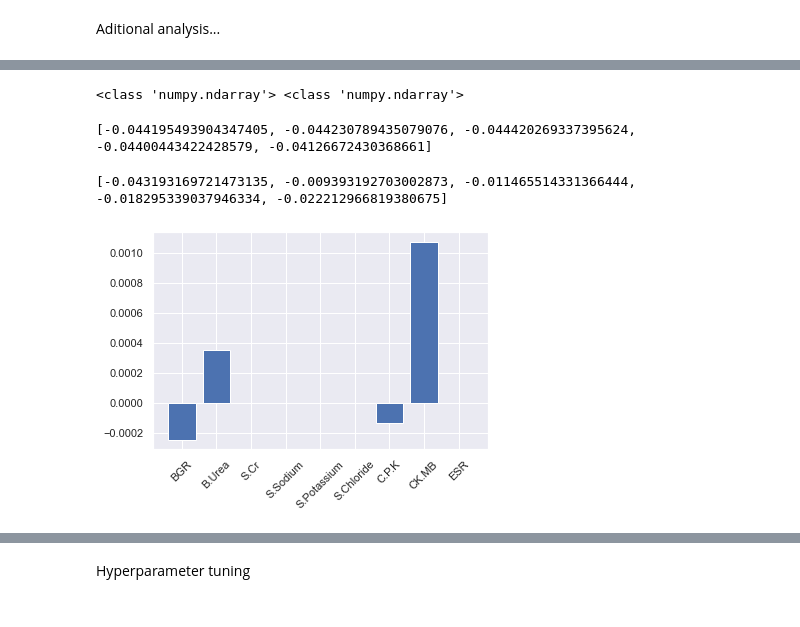
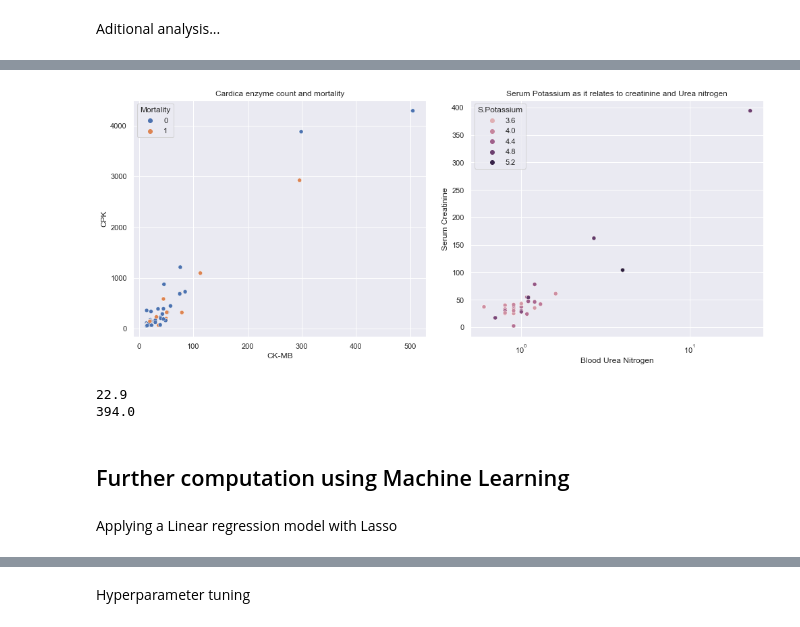
Before and after one commit to GBala-PrptlStdnt/-UCDPA_GregBala-, a Jupyter notebook: Predicting Heart Failure - Term project.ipynb, the cells around one changed output, grey strips where cells are left out. Cells and saved outputs as stored; diff of their text form; code cells hidden in the pictures.

Commit message:
Finished Linear regression and Logistic regression.

```diff
--- a/Predicting Heart Failure - Term project.ipynb
+++ b/Predicting Heart Failure - Term project.ipynb
@@ -622,9 +545,0 @@ Using a supervised learning algorythm,
-# %%
-#Define dataset to use
-
-#X = HFdf.drop("Mortality", axis=1).values
-X = df_bloods_chem.values
-y = HFdf["Mortality"].values
-print(type(X), type(y))
-# %% [output]
-<class 'numpy.ndarray'> <class 'numpy.ndarray'>
@@ -641,37 +546,30 @@ y_pred = reg_all.predict(X_test)
-# %%
-#Ridge regression model
-
-from sklearn.linear_model import Ridge
-scores = []
-for alpha in [0.1, 1.0, 10.0, 100.0, 1000.0]:
-    ridge = Ridge(alpha=alpha)
-    ridge.fit(X_train, y_train)
-    y_pred = ridge.predict(X_test)
-    scores.append(ridge.score(X_test, y_test))
-print(scores)
-# %% [output]
-[-0.044195493904347405, -0.044230789435079076, -0.044420269337395624, -0.04400443422428579, -0.04126672430368661]
-# %%
-# Lasso regression model
-
-from sklearn.linear_model import Lasso
-scores = []
-for alpha in [0.01, 1.0, 10.0, 20.0, 50.0]:
-    lasso = Lasso(alpha=alpha)
-    lasso.fit(X_train, y_train)
-    lasso_pred = lasso.predict(X_test)
-    scores.append(lasso.score(X_test, y_test))
-print(scores)
-# %% [output]
-[-0.043193169721473135, -0.009393192703002873, -0.011465514331366444, -0.018295339037946334, -0.022212966819380675]
-# %%
-#Lasso model to highlight feature selection
-
-names = df_bloods_chem.columns
-lasso = Lasso(alpha=0.1)
-lasso_coef = lasso.fit(X, y).coef_
-plt.bar(names, lasso_coef)
-plt.xticks(rotation=45)
-plt.show()
-# %% [output]
-[figure, removed]
+# %%
+#Scatter: CKMB vs CPK hue = mortality
+#Scatter: K and BUN hue = diabetes
+
+fig, (ax0, ax1) = plt.subplots(nrows=1, ncols=2, figsize=(14,6))
+sns.set()
+
+f = sns.scatterplot(data=HFdf, x="CK.MB", y="C.P.K", hue="Mortality", ax=ax0)
+f.set(xlabel="CK-MB", ylabel="CPK")
+ax0.set_title("Cardica enzyme count and mortality")
+
+g = sns.scatterplot(data=HFdf, x="S.Cr", y="B.Urea", hue="S.Potassium", ax=ax1)
+g.set_xscale("log")
+g.set(xlabel="Blood Urea Nitrogen", ylabel="Serum Creatinine")
+ax1.set_title("Serum Potassium as it relates to creatinine and Urea nitrogen")
+
+plt.tight_layout(h_pad=2.0, w_pad=2.0)
+
+plt.show()
+# %% [output]
+[figure, added]
+# %%
+Crmax = HFdf["S.Cr"].max()
+BUNmax = HFdf["B.Urea"].max()
+
+print(Crmax)
+print(BUNmax)
+# %% [output]
+22.9
+394.0
@@ -677,0 +599,4 @@ plt.show()
+# %% [markdown]
+## Further computation using Machine Learning
+# %% [markdown]
+Applying a Linear regression model with Lasso
```
Also changed, not shown: parts of 49 cells of this notebook.
